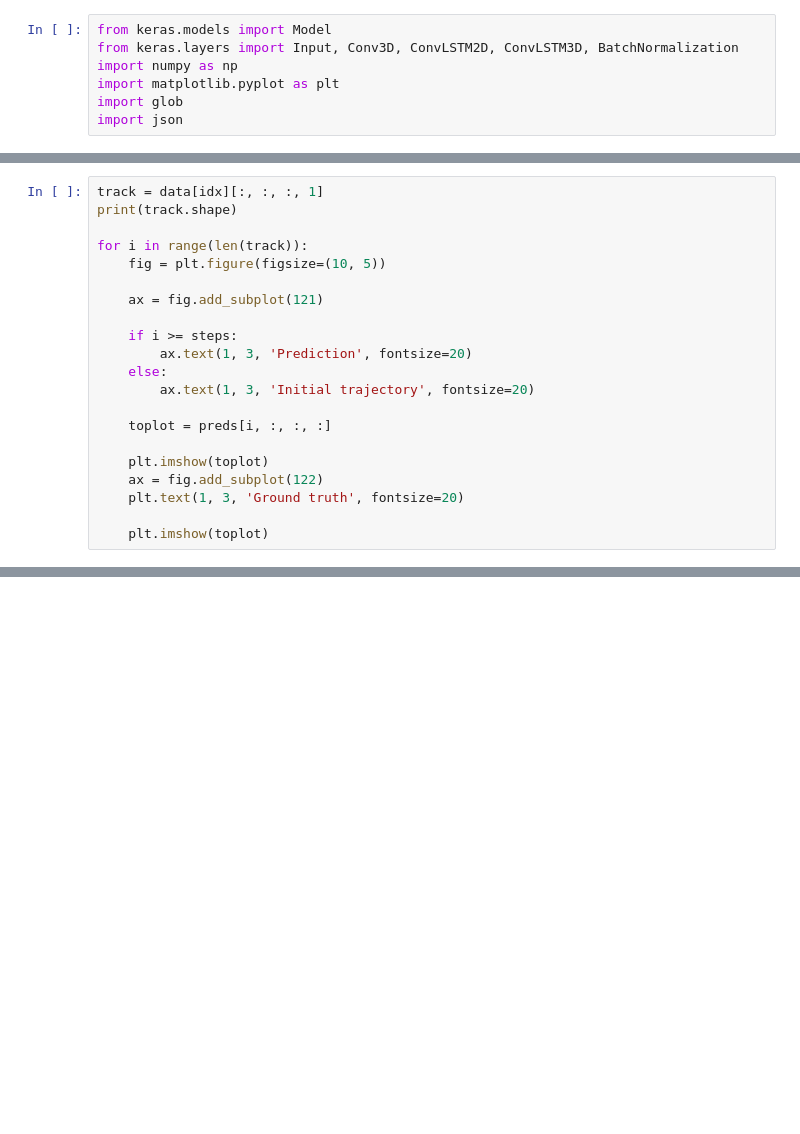
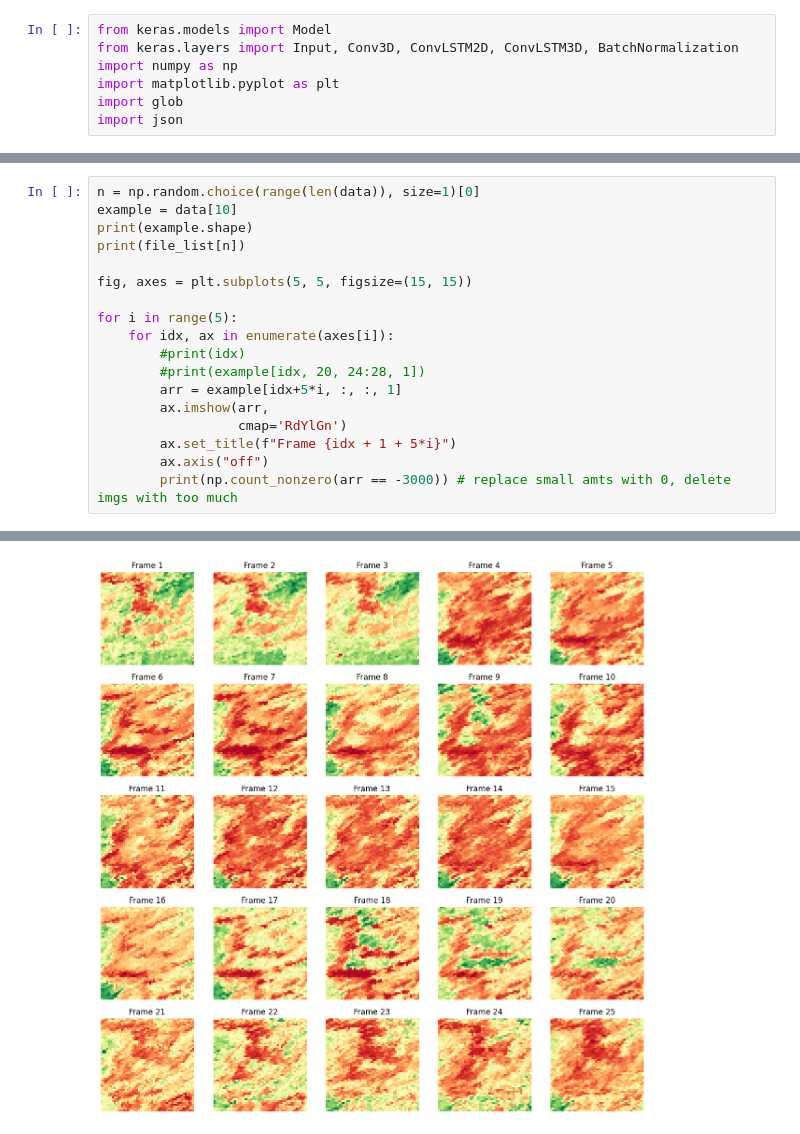
Before and after one commit to jliu2006/plant-predictor, a Jupyter notebook: convlstm.ipynb, the cells around one changed output, grey strips where cells are left out. Saved outputs shown, nothing was run; the diff lists cells and outputs as text; blank space fills up the shorter version.

```diff
--- a/convlstm.ipynb
+++ b/convlstm.ipynb
@@ -222,21 +156,0 @@ for j in range(frames-steps):
-# %%
-track = data[idx][:, :, :, 1]
-print(track.shape)
-
-for i in range(len(track)):
-    fig = plt.figure(figsize=(10, 5))
-
-    ax = fig.add_subplot(121)
-
-    if i >= steps:
-        ax.text(1, 3, 'Prediction', fontsize=20)
-    else:
-        ax.text(1, 3, 'Initial trajectory', fontsize=20)
-
-    toplot = preds[i, :, :, :]
-
-    plt.imshow(toplot)
-    ax = fig.add_subplot(122)
-    plt.text(1, 3, 'Ground truth', fontsize=20)
-
-    plt.imshow(toplot)
@@ -292,0 +157,19 @@ plt.show()
+# %%
+n = np.random.choice(range(len(data)), size=1)[0]
+example = data[10]
+print(example.shape)
+print(file_list[n])
+
+fig, axes = plt.subplots(5, 5, figsize=(15, 15))
+
+for i in range(5):
+    for idx, ax in enumerate(axes[i]):
+        #print(idx)
+        #print(example[idx, 20, 24:28, 1])
+        arr = example[idx+5*i, :, :, 1]
+        ax.imshow(arr,
+                  cmap='RdYlGn')
+        ax.set_title(f"Frame {idx + 1 + 5*i}")
+        ax.axis("off")
+        print(np.count_nonzero(arr == -3000)) # replace small amts with 0, delete imgs with too much
+# %% [output]
@@ -292,0 +193 @@ plt.show()
+[figure, added]
```
Also changed, not shown: parts of 11 cells of this notebook, 27 other files.
